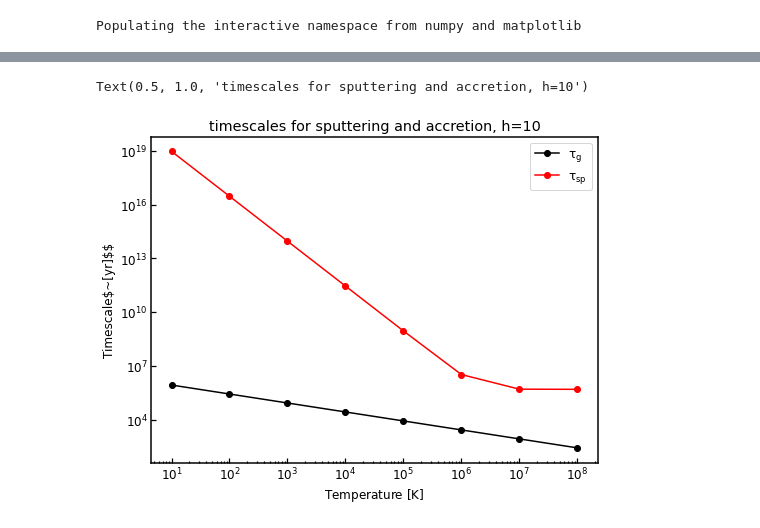
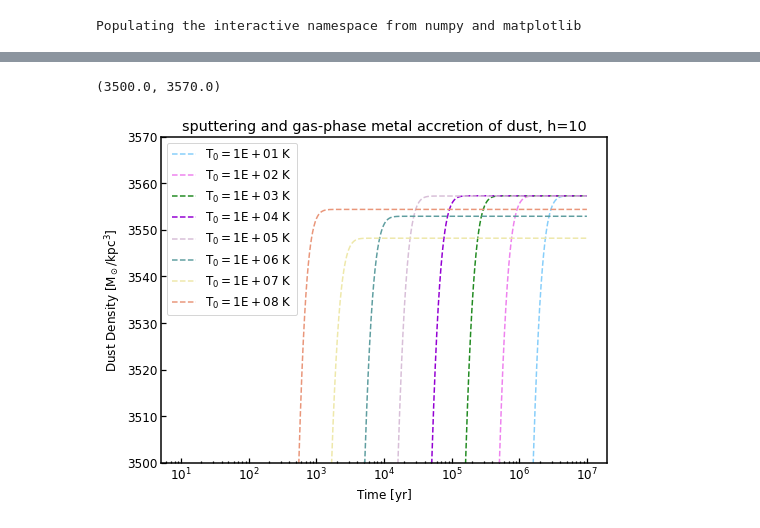
Before and after one commit to helenarichie/my_scripts, a Jupyter notebook: cholla/dust_model/total_numerical_solution.ipynb, the cells around one changed output, grey strips where cells are left out. Cells and saved outputs as stored; diff of their text form; code cells hidden in the pictures.

Commit message:
add code for total numerical solution

```diff
--- a/cholla/dust_model/total_numerical_solution.ipynb
+++ b/cholla/dust_model/total_numerical_solution.ipynb
@@ -23,7 +23,7 @@ warnings.filterwarnings("ignore")
 # %% [output]
 Populating the interactive namespace from numpy and matplotlib
 # %%
-class AccretionIntegrator:
+class DustIntegrator:
     # conversion factors to get CGS units into Cholla units
     MP = 1.6726E-24;  # proton mass in grams
     KB = 1.380658e-16; # Boltzmann constant
@@ -47,7 +47,8 @@ class AccretionIntegrator:
         self._d0_gas, self._d0_metal, self._d0_dust = self.calc_init_density()
         self.d_gas, self.d_metal, self.d_dust = self.calc_init_density()
         self.tau_g = self.calc_tau_g()
-        self.type = "Accretion"
+        self.tau_sp = self.calc_tau_sp()
+        self.type = "tot_dust_density"
 
     def calc_tau_g(self):
         tau_g_ref = 0.2e-6 * self.TIME_UNIT; # 0.2 Gyr
@@ -58,6 +59,17 @@ class AccretionIntegrator:
 
         return tau_g
 
+    def calc_tau_sp(self):
+        a1 = 3;
+        d0 = 1;
+        T_0 = 2e6;
+        omega = 2.5;
+        A = 1.7e5;
+
+        tau_sp = A * (a1/d0) * ((T_0/self.T) ** omega + 1);
+
+        return tau_sp
+
     def calc_init_density(self):
         d0_gas = self.MP * self.n * self.LENGTH_UNIT ** 3 / self.MASS_UNIT
         d0_metal = self.metallicity * d0_gas
@@ -67,7 +79,8 @@ class AccretionIntegrator:
         return d0_gas, d0_metal, d0_dust
 
     def calc_dd_dt(self):
-        dd_dt = (1 - self.d_dust/self.d_metal)*(self.d_dust/self.tau_g)
+        # accretion term + sputtering term
+        dd_dt = (1 - self.d_dust/self.d_metal)*(self.d_dust/self.tau_g) - self.d_dust/(self.tau_sp/3)
 
         return dd_dt
 
@@ -83,8 +96,6 @@ class AccretionIntegrator:
         self.d_metal -= self.dt * dd_dt
 
     def get_info(self):
-        print("Accretion")
-        print("------------------------------------------")
         print("Gas temperature: {:.1E} K".format(self.T))
         print("Gas initial density: {:.5E} M_sun/kpc^3".format(self._d0_gas))
         print("Growth timescale: {:.5E} kyr".format(self.tau_g))
@@ -228,5 +162,5 @@ T_colors = ["lightskyblue", "violet", "forestgreen", "darkviolet", "thistle", "c
 h = 10
 n = 1e-2
 
-dd, dm, taus = evolve_solutions(h, n, T_arr, T_colors)
+dd, dm = evolve_solutions(h, n, T_arr, T_colors)
 # %% [output]
@@ -261,11 +195,12 @@ plt.savefig("/Users/helenarichie/GitHub/helenarichie.github.io/assets/img/posts/
 # %%
 fig, ax = plt.subplots(nrows=1, ncols=1, sharex=True, figsize=(8,6))
-ax.loglog(T_arr, taus[0], "o-", color="k", label=r"$\tau_g$")
-ax.loglog(T_arr, taus[1], "o-", color="r", label=r"$\tau_{sp}$")
-ax.set_xlabel("Temperature$~[K]$")
-ax.set_ylabel(r"Timescale$~[yr]$$")
+for j, T in enumerate(T_arr):
+    ax.semilogx(np.arange(0, 1e7, h), dd[j], linestyle="--", color=T_colors[j], label=f"$T_0={T:.0E}~K$")
+ax.set_xlabel("Time$~[yr]$")
+ax.set_ylabel(r"Dust Density$~[M_\odot/kpc^3]$")
 ax.legend()
-ax.set_title(f"timescales for sputtering and accretion, h={h}")
+ax.set_title(f"sputtering and gas-phase metal accretion of dust, h={h}")
+ax.set_ylim(3500, 3570)
 # %% [output]
-Text(0.5, 1.0, 'timescales for sputtering and accretion, h=10')
+(3500.0, 3570.0)
-[figure, old version]
+[figure, new version]
```
Also changed, not shown: parts of 4 cells of this notebook, 1 other file.
